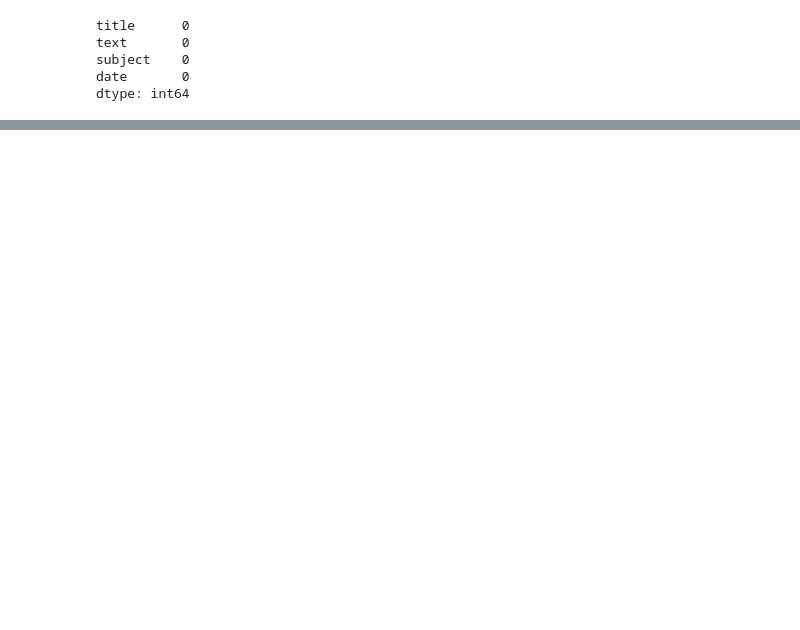
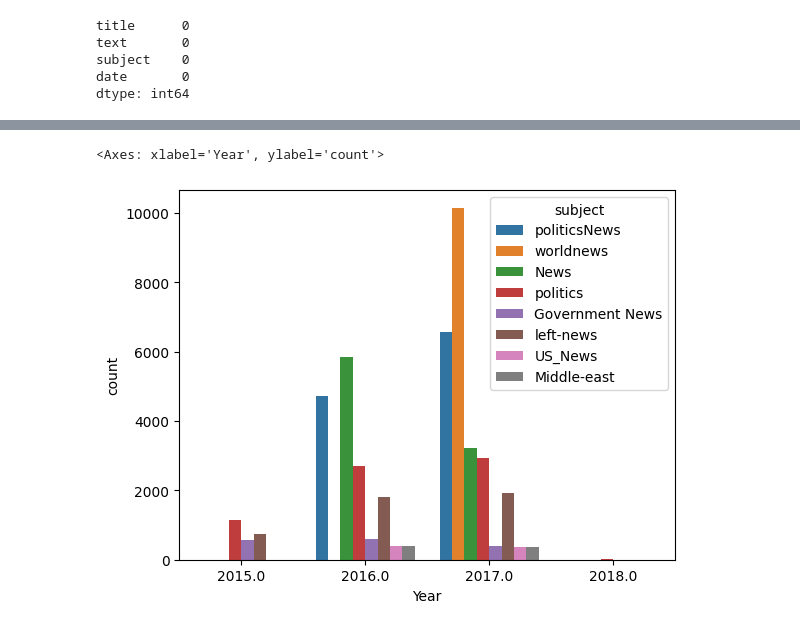
Before and after one commit to 9tw/fake-news-detection, a Jupyter notebook: main.ipynb, the cells around one changed output, grey strips where cells are left out. Saved outputs shown, nothing was run; the diff lists cells and outputs as text; code cells hidden in the pictures; blank space fills up the shorter version.

```diff
--- a/main.ipynb
+++ b/main.ipynb
@@ -41,0 +72,5 @@ df.head()
+# %%
+sns.countplot(data = df, x = "Year", hue="subject")
+# %% [output]
+<Axes: xlabel='Year', ylabel='count'>
+[figure, added]
```
Also changed, not shown: parts of 4 cells of this notebook.
